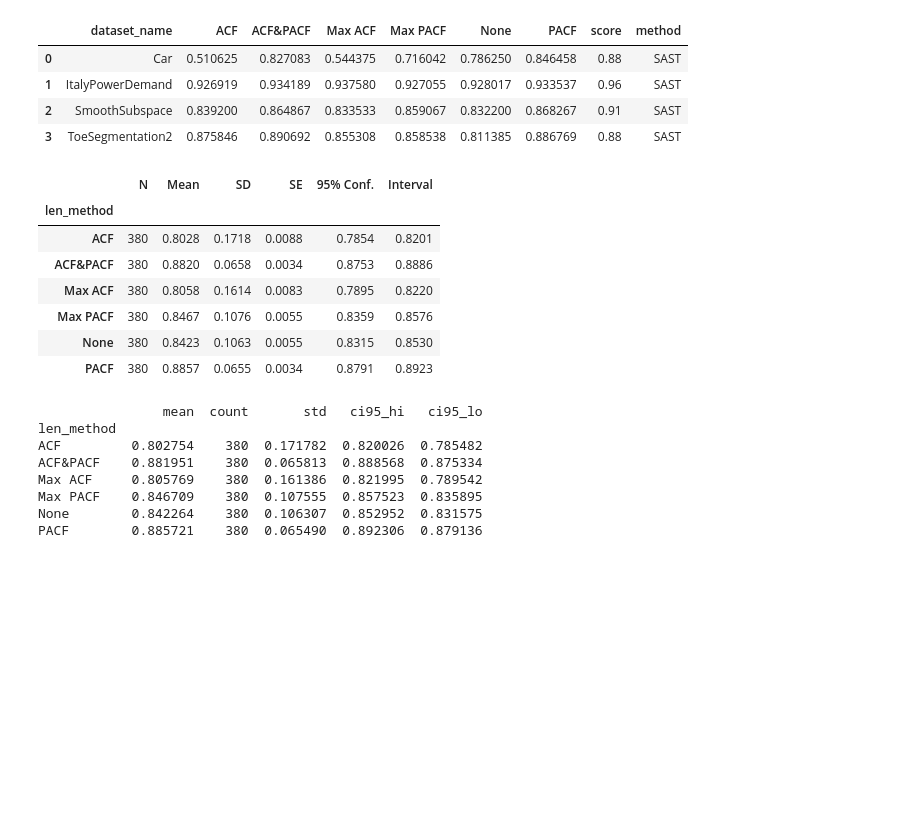
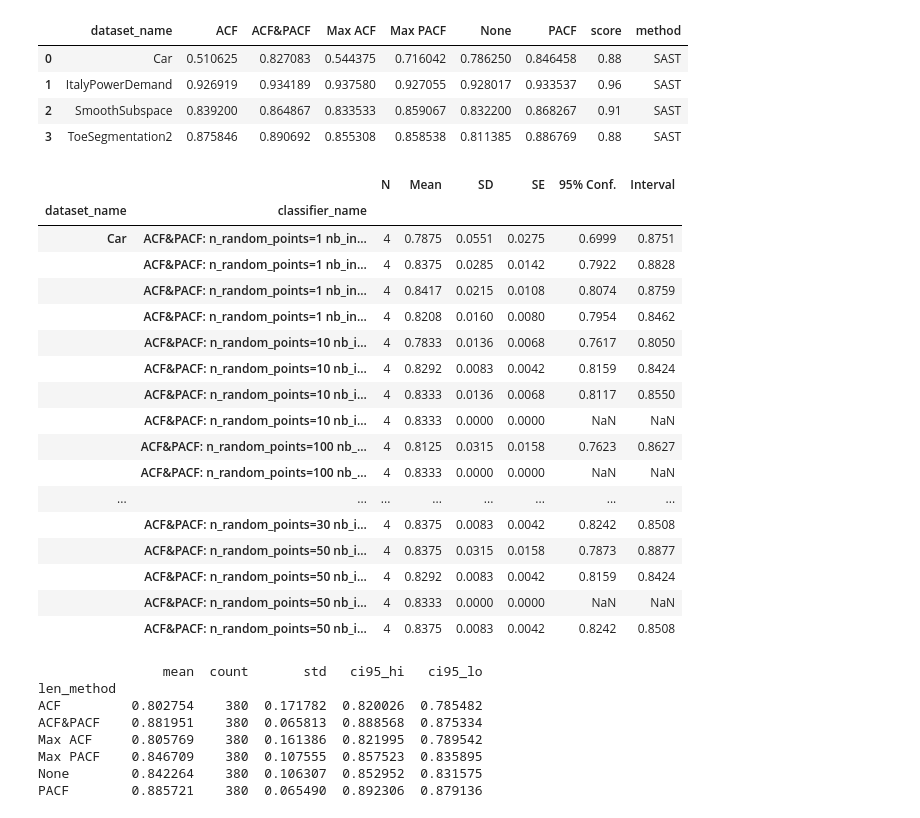
Before and after one commit to nirojasva/random_sast, a Jupyter notebook: ExperimentationRSAST/analysis_hyperparameter_rsast.ipynb, the cells around one changed output. Saved outputs shown, nothing was run; the diff lists cells and outputs as text; code cells hidden in the pictures; blank space fills up the shorter version.

```diff
--- a/ExperimentationRSAST/analysis_hyperparameter_rsast.ipynb
+++ b/ExperimentationRSAST/analysis_hyperparameter_rsast.ipynb
@@ -228,16 +221,29 @@ merged_df
 # %%
 
 # Summary statistics for a Series (single variable)
-researchpy.summary_cont(filter_param.groupby(['len_method'])['accuracy'], conf = 0.95)
+
+summ_ds=filter_param[(filter_param.dataset_name=="Car") & (filter_param.len_method=="ACF&PACF")]
+summ_ds=researchpy.summary_cont(summ_ds.groupby(['dataset_name','classifier_name'])['accuracy'], conf = 0.95)
+summ_ds
 # %% [output]
-|  | N | Mean | SD | SE | 95% Conf. | Interval |
-| len_method |  |  |  |  |  |  |
-| ACF | 380 | 0.8028 | 0.1718 | 0.0088 | 0.7854 | 0.8201 |
-| ACF&PACF | 380 | 0.8820 | 0.0658 | 0.0034 | 0.8753 | 0.8886 |
-| Max ACF | 380 | 0.8058 | 0.1614 | 0.0083 | 0.7895 | 0.8220 |
-| Max PACF | 380 | 0.8467 | 0.1076 | 0.0055 | 0.8359 | 0.8576 |
-| None | 380 | 0.8423 | 0.1063 | 0.0055 | 0.8315 | 0.8530 |
-| PACF | 380 | 0.8857 | 0.0655 | 0.0034 | 0.8791 | 0.8923 |
+|  |  | N | Mean | SD | SE | 95% Conf. | Interval |
+| dataset_name | classifier_name |  |  |  |  |  |  |
+| Car | ACF&PACF: n_random_points=1 nb_in... | 4 | 0.7875 | 0.0551 | 0.0275 | 0.6999 | 0.8751 |
+|  | ACF&PACF: n_random_points=1 nb_in... | 4 | 0.8375 | 0.0285 | 0.0142 | 0.7922 | 0.8828 |
+|  | ACF&PACF: n_random_points=1 nb_in... | 4 | 0.8417 | 0.0215 | 0.0108 | 0.8074 | 0.8759 |
+|  | ACF&PACF: n_random_points=1 nb_in... | 4 | 0.8208 | 0.0160 | 0.0080 | 0.7954 | 0.8462 |
+|  | ACF&PACF: n_random_points=10 nb_i... | 4 | 0.7833 | 0.0136 | 0.0068 | 0.7617 | 0.8050 |
+|  | ACF&PACF: n_random_points=10 nb_i... | 4 | 0.8292 | 0.0083 | 0.0042 | 0.8159 | 0.8424 |
+|  | ACF&PACF: n_random_points=10 nb_i... | 4 | 0.8333 | 0.0136 | 0.0068 | 0.8117 | 0.8550 |
+|  | ACF&PACF: n_random_points=10 nb_i... | 4 | 0.8333 | 0.0000 | 0.0000 | NaN | NaN |
+|  | ACF&PACF: n_random_points=100 nb_... | 4 | 0.8125 | 0.0315 | 0.0158 | 0.7623 | 0.8627 |
+|  | ACF&PACF: n_random_points=100 nb_... | 4 | 0.8333 | 0.0000 | 0.0000 | NaN | NaN |
+| ... | ... | ... | ... | ... | ... | ... | ... |
+|  | ACF&PACF: n_random_points=30 nb_i... | 4 | 0.8375 | 0.0083 | 0.0042 | 0.8242 | 0.8508 |
+|  | ACF&PACF: n_random_points=50 nb_i... | 4 | 0.8375 | 0.0315 | 0.0158 | 0.7873 | 0.8877 |
+|  | ACF&PACF: n_random_points=50 nb_i... | 4 | 0.8292 | 0.0083 | 0.0042 | 0.8159 | 0.8424 |
+|  | ACF&PACF: n_random_points=50 nb_i... | 4 | 0.8333 | 0.0000 | 0.0000 | NaN | NaN |
+|  | ACF&PACF: n_random_points=50 nb_i... | 4 | 0.8375 | 0.0083 | 0.0042 | 0.8242 | 0.8508 |
 # %%
 stats = filter_param.groupby(['len_method'])['accuracy'].agg(['mean', 'count', 'std'])
 
```
Also changed, not shown: parts of 8 cells of this notebook, 32 other files.
